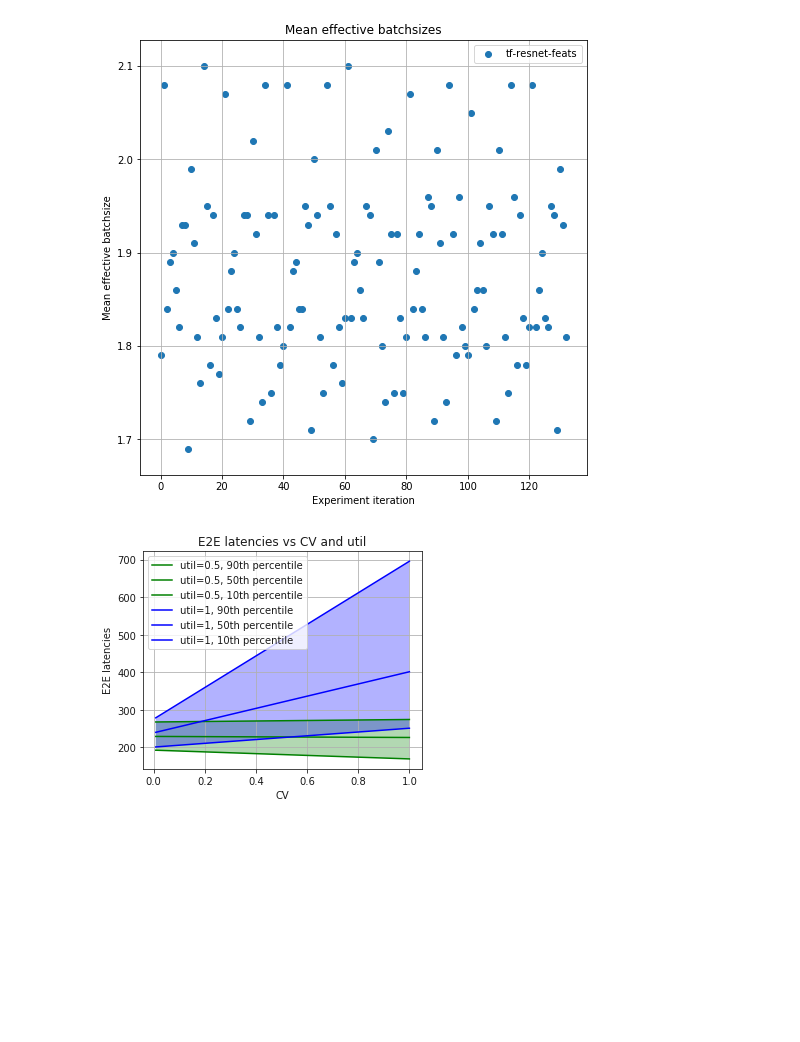
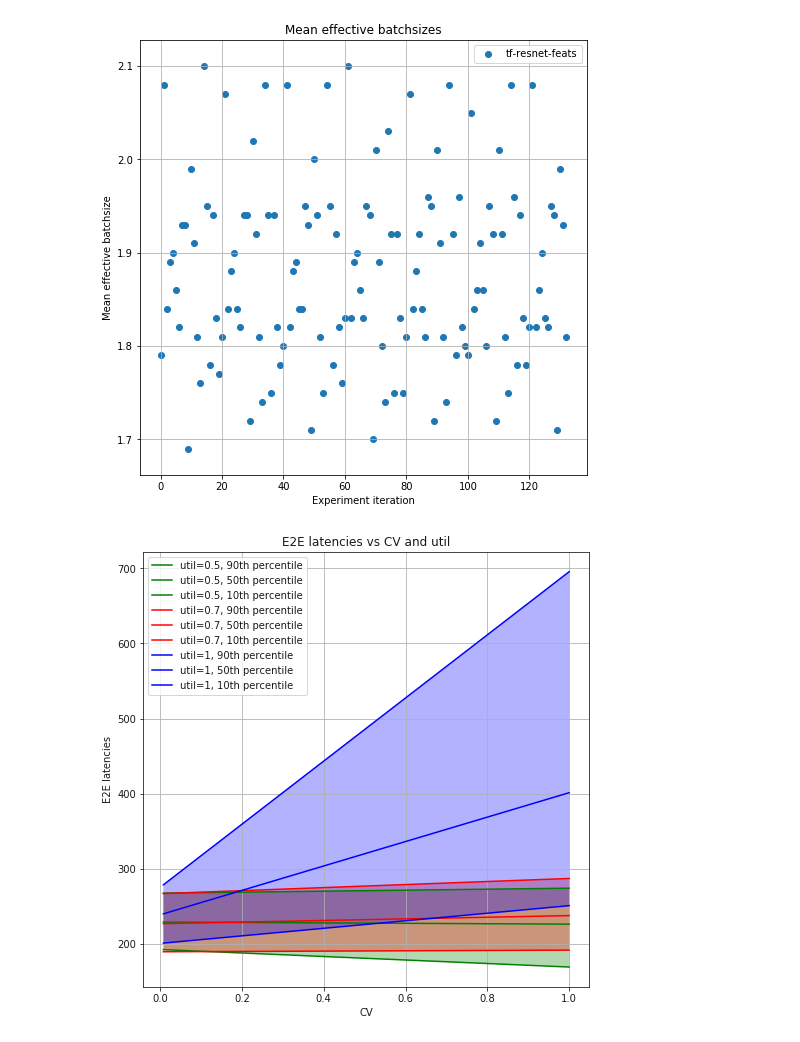
Before and after one commit to dcrankshaw/plots-model-comp-paper, a Jupyter notebook: plotting/single_model_distribution_plotting.ipynb, the cells around one changed output. Cells and saved outputs as stored; diff of their text form; code cells hidden in the pictures; blank space fills up the shorter version.

```diff
--- a/plotting/single_model_distribution_plotting.ipynb
+++ b/plotting/single_model_distribution_plotting.ipynb
@@ -58,8 +58,12 @@ def cache_extractions(FN, more_info=False):
         hollistic_data["used_delay_process"] = used_delay[0]
         hollistic_data["used_delay_batchsize"] = used_delay[1]
         hollistic_data["used_delay_value"] = used_delay[2]
-        hollistic_data["driver_sends"] = np.asarray(d["client_metrics"][0]["send_timestamps"]) * 1000000. #to us
-        hollistic_data["driver_receives"] = np.asarray(d["client_metrics"][0]["receive_timestamps"]) * 1000000. #to us
+        import re
+        client_timestamps = {}
+        for k,v in d["client_metrics"][0].iteritems():
+            if re.compile(".+->.+_timestamps").match(k):
+                client_timestamps[str(k)] = np.asarray(v)
+        hollistic_data["client_timestamps"] = client_timestamps
 
     return result, hollistic_data
 
@@ -67,11 +71,17 @@ resnet_models = [
     "tf-resnet-feats"
 ]
 
+ksvm_models = [
+    "tf-kernel-svm"
+]
+
 resnet4, resnet_hollistic4 = cache_extractions(HOME+"/"+"results-180224_220512.json", more_info=True)
 resnet4_exp, resnet_hollistic4_exp = cache_extractions(HOME+"/"+"results-180224_235039.json", more_info=True)
 resnet4_undersaturated, resnet_hollistic4_undersaturated = cache_extractions(HOME+"/"+"results-180224_232102.json",  more_info=True)
 resnet4_exp_undersaturated, resnet_hollistic4_exp_undersaturated = cache_extractions(HOME+"/"+"results-180225_005647.json", more_info=True)
-
+resnet4_exp_07, resnet_hollistic4_exp_07 = cache_extractions(HOME+"/"+"results-180227_182211.json", more_info=True)
+resnet4_07, resnet_hollistic4_07 = cache_extractions(HOME+"/"+"results-180227_063255.json", more_info=True)
+ksvm, ksvm_hollistic = cache_extractions(HOME+"/"+"results-180311_003636.json", more_info=True)
 def clean_and_remove_quarter(cache_extraction):
     # taking off the first 25% of the records to be sure the warmup time is removed
     for key, value in cache_extraction.iteritems():
@@ -83,6 +93,9 @@ clean_and_remove_quarter(resnet4)
 clean_and_remove_quarter(resnet4_exp)
 clean_and_remove_quarter(resnet4_exp_undersaturated)
 clean_and_remove_quarter(resnet4_undersaturated)
+clean_and_remove_quarter(resnet4_07)
+clean_and_remove_quarter(resnet4_exp_07)
+clean_and_remove_quarter(ksvm)
 
 for key, value in resnet4_exp_undersaturated.iteritems():
     print key, value.shape
@@ -400,31 +401,44 @@ import pandas as pd
 c1 = resnet_hollistic4["e2e_lats"]*1000.
 e1 = resnet_hollistic4_exp["e2e_lats"]*1000.
 c05 = resnet_hollistic4_undersaturated["e2e_lats"]*1000.
 e05 = resnet_hollistic4_exp_undersaturated["e2e_lats"]*1000.
+e07 = resnet_hollistic4_exp_07["e2e_lats"]*1000.
+c07 = resnet_hollistic4_07["e2e_lats"]*1000.
+
+plt.figure(figsize=(8,8))
 
 prev = None
 for p in [(90), (50), (10)]:
     x = [0.008, 1.0]
     current = [np.percentile(c05,p), np.percentile(e05,p)]
     plt.plot(x, current, color = "green", label=("util=0.5, {}th percentile").format(p))
     if prev != None:
         plt.gca().fill_between(x, prev, current, where=current<=prev, facecolor='green', alpha=0.3, interpolate=True)
+    prev = current
+
+prev = None
+for p in [(90), (50), (10)]:
+    x = [0.008, 1.0]
+    current = [np.percentile(c07,p), np.percentile(e07,p)]
+    plt.plot(x, current, color = "red", label=("util=0.7, {}th percentile").format(p))
+    if prev != None:
+        plt.gca().fill_between(x, prev, current, where=current<=prev, facecolor='red', alpha=0.3, interpolate=True)
     prev = current
 
 prev = None
 for p in [(90), (50), (10)]:
     x = [0.008, 1.0]
     current = [np.percentile(c1,p), np.percentile(e1,p)]
     plt.plot(x, current, color = "blue", label=("util=1, {}th percentile").format(p))
     if prev != None:
         plt.gca().fill_between(x, prev, current, where=current<=prev, facecolor='blue', alpha=0.3, interpolate=True)
     prev = current
 
 plt.grid(True)
 plt.title("E2E latencies vs CV and util")
 plt.xlabel("CV")
 plt.ylabel("E2E latencies")
 plt.legend()
 plt.show()
 # %% [output]
-[figure, old version]
+[figure, new version]
```
Also changed, not shown: parts of 7 cells of this notebook, 1 other file.
